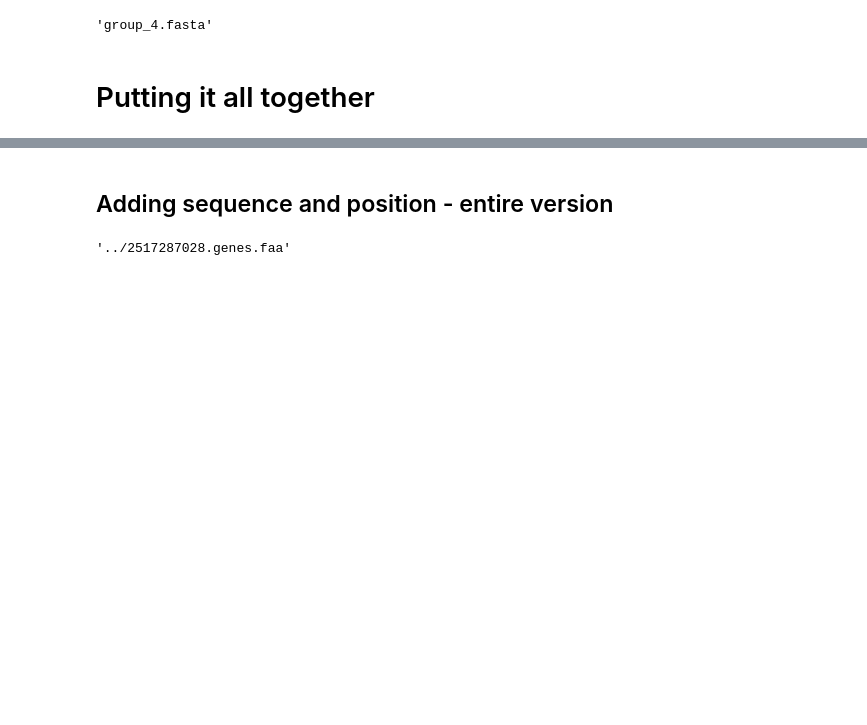
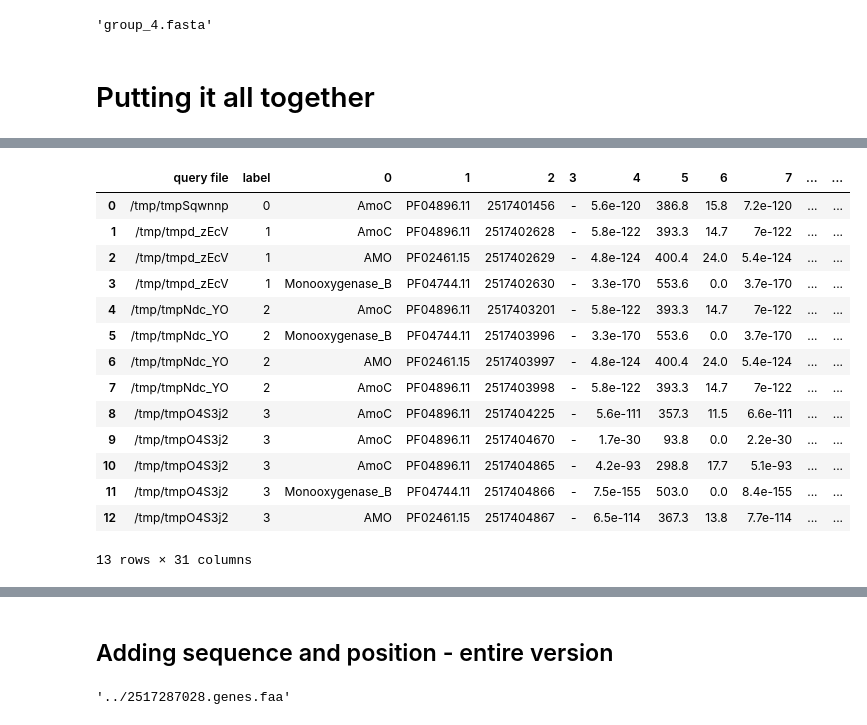
Before and after one commit to nyirock/operon_finder, a Jupyter notebook: gen_func_file_parsing/fasta_iterator.ipynb, the cells around one changed output, grey strips where cells are left out. Cells and saved outputs as stored; diff of their text form; code cells hidden in the pictures; blank space fills up the shorter version.

```diff
--- a/gen_func_file_parsing/fasta_iterator.ipynb
+++ b/gen_func_file_parsing/fasta_iterator.ipynb
@@ -888,0 +942,36 @@ files2['/tmp/tmp4h4Gou']
+# %%
+max_distance=2
+
+model2type={'AmoC': 'C', 'AMO': 'A', 'Monooxygenase_B': 'B'}
+
+
+
+l=df['position'].tolist()
+
+df_scramb['diff1']=abs((np.array(l)-np.array([0] + l[:-1])))#shift to left
+df_scramb['diff2']=abs(np.array(l)-np.array(l[1:]+[0]))#shift to right
+#df[(df['diff1'] <= 2) | (df['diff2'] <= 2)]
+
+df_scramb['is_operon']=df_scramb[['diff1', 'diff2']].apply(lambda x: x < max_distance).apply(is_operon, axis=1)
+
+df_scramb['rel_coordinates']=df_scramb[['diff1', 'diff2']].apply(rel_coordinates, axis=1)
+
+df_scramb['operon_count']=operonCount(df_scramb['is_operon'].tolist())
+df_scramb['type']=df_scramb[0].apply(lambda x: model2type[x])
+df_scramb
+# %% [output]
+|  | query file | label | 0 | 1 | 2 | 3 | 4 | 5 | 6 | 7 | ... | ... |
+| 0 | /tmp/tmpSqwnnp | 0 | AmoC | PF04896.11 | 2517401456 | - | 5.6e-120 | 386.8 | 15.8 | 7.2e-120 | ... | ... |
+| 1 | /tmp/tmpd_zEcV | 1 | AmoC | PF04896.11 | 2517402628 | - | 5.8e-122 | 393.3 | 14.7 | 7e-122 | ... | ... |
+| 2 | /tmp/tmpd_zEcV | 1 | AMO | PF02461.15 | 2517402629 | - | 4.8e-124 | 400.4 | 24.0 | 5.4e-124 | ... | ... |
+| 3 | /tmp/tmpd_zEcV | 1 | Monooxygenase_B | PF04744.11 | 2517402630 | - | 3.3e-170 | 553.6 | 0.0 | 3.7e-170 | ... | ... |
+| 4 | /tmp/tmpNdc_YO | 2 | AmoC | PF04896.11 | 2517403201 | - | 5.8e-122 | 393.3 | 14.7 | 7e-122 | ... | ... |
+| 5 | /tmp/tmpNdc_YO | 2 | Monooxygenase_B | PF04744.11 | 2517403996 | - | 3.3e-170 | 553.6 | 0.0 | 3.7e-170 | ... | ... |
+| 6 | /tmp/tmpNdc_YO | 2 | AMO | PF02461.15 | 2517403997 | - | 4.8e-124 | 400.4 | 24.0 | 5.4e-124 | ... | ... |
+| 7 | /tmp/tmpNdc_YO | 2 | AmoC | PF04896.11 | 2517403998 | - | 5.8e-122 | 393.3 | 14.7 | 7e-122 | ... | ... |
+| 8 | /tmp/tmpO4S3j2 | 3 | AmoC | PF04896.11 | 2517404225 | - | 5.6e-111 | 357.3 | 11.5 | 6.6e-111 | ... | ... |
+| 9 | /tmp/tmpO4S3j2 | 3 | AmoC | PF04896.11 | 2517404670 | - | 1.7e-30 | 93.8 | 0.0 | 2.2e-30 | ... | ... |
+| 10 | /tmp/tmpO4S3j2 | 3 | AmoC | PF04896.11 | 2517404865 | - | 4.2e-93 | 298.8 | 17.7 | 5.1e-93 | ... | ... |
+| 11 | /tmp/tmpO4S3j2 | 3 | Monooxygenase_B | PF04744.11 | 2517404866 | - | 7.5e-155 | 503.0 | 0.0 | 8.4e-155 | ... | ... |
+| 12 | /tmp/tmpO4S3j2 | 3 | AMO | PF02461.15 | 2517404867 | - | 6.5e-114 | 367.3 | 13.8 | 7.7e-114 | ... | ... |
+13 rows × 31 columns
```
Also changed, not shown: parts of 12 cells of this notebook.
